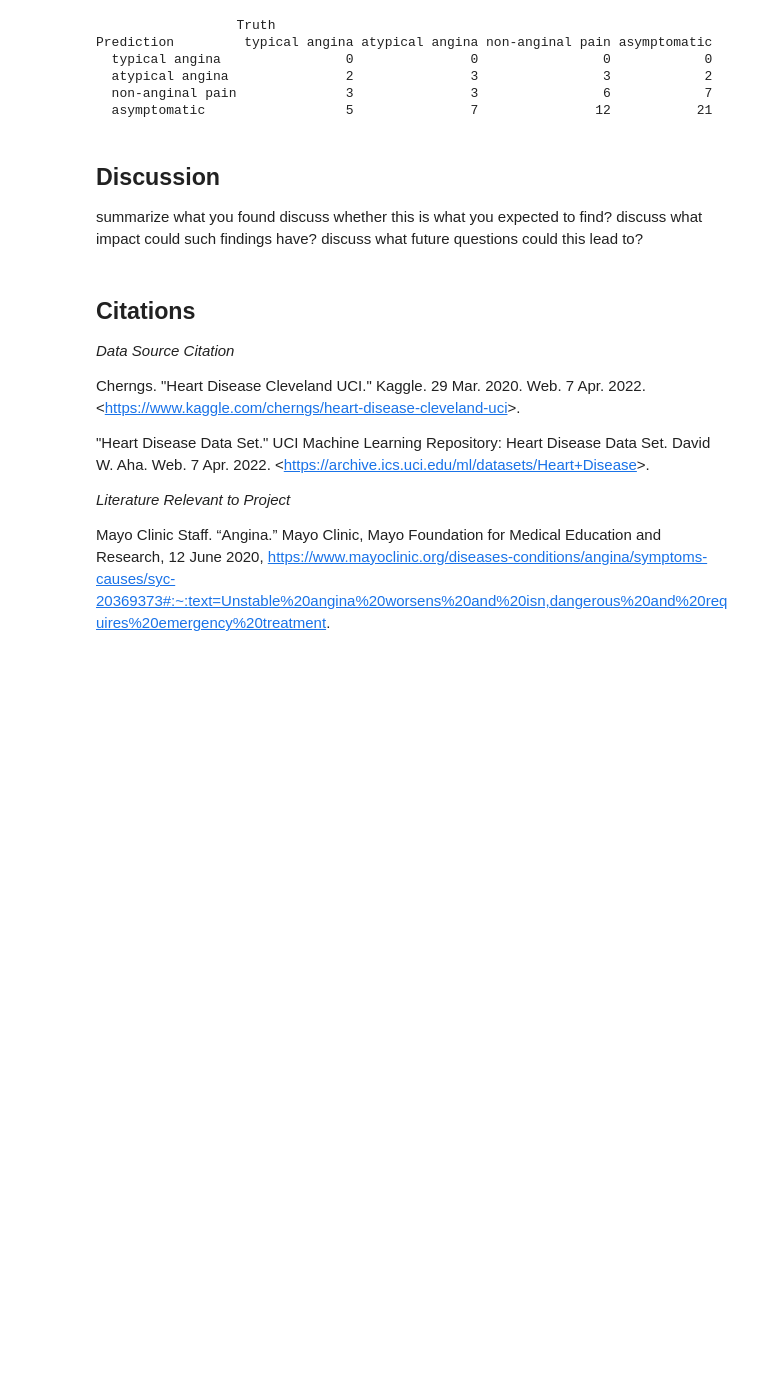
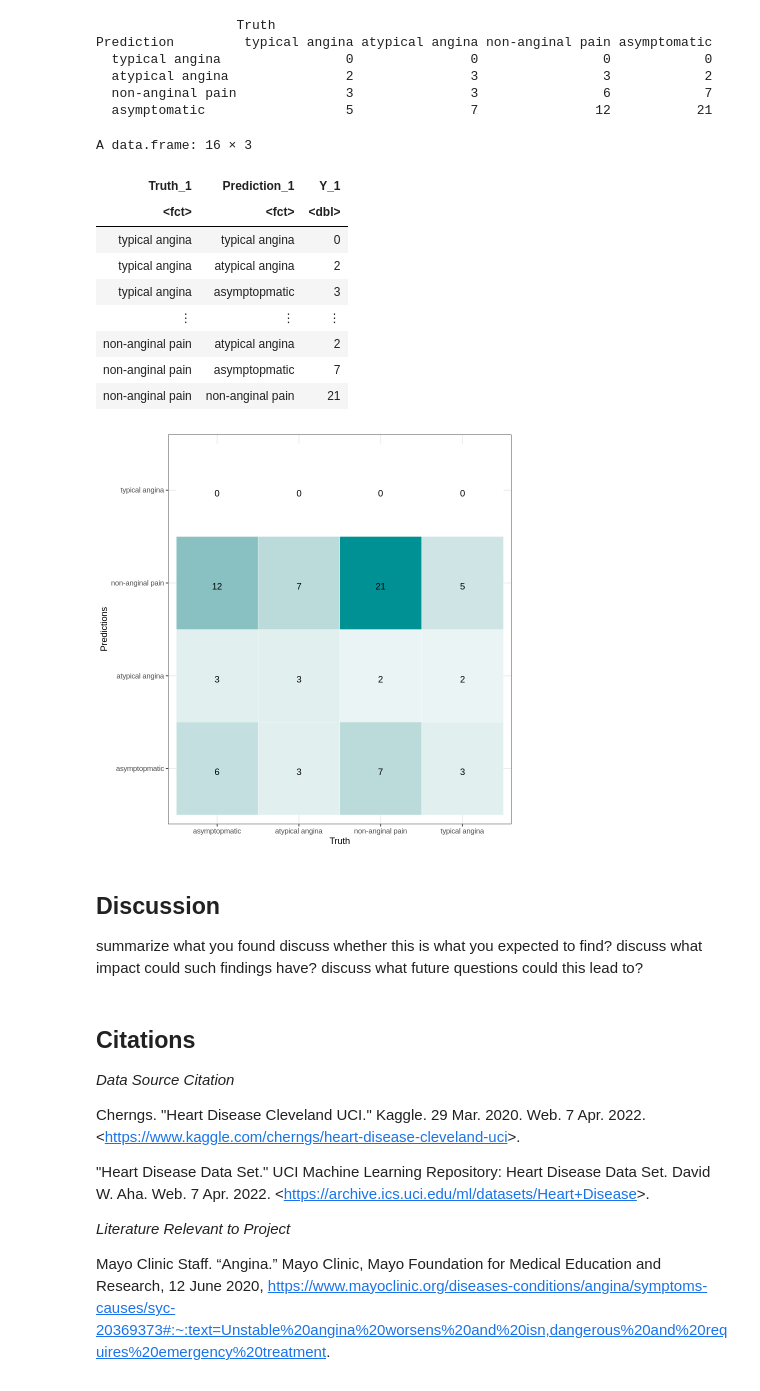
Before and after one commit to ssyl29/group_project, a Jupyter notebook: redemption.ipynb, the cells around one changed output. Cells and saved outputs as stored; diff of their text form; code cells hidden in the pictures; blank space fills up the shorter version.

```diff
--- a/redemption.ipynb
+++ b/redemption.ipynb
@@ -306,6 +307,46 @@ Prediction         typical angina atypical angina non-anginal pain asymptomatic
   atypical angina               2               3                3            2
   non-anginal pain              3               3                6            7
   asymptomatic                  5               7               12           21
+# %%
+set.seed(2000)
+
+
+Truth_1 <- factor(c("typical angina", "typical angina", "typical angina", "typical angina",
+                  "atypical angina",  "atypical angina", "atypical angina", "atypical angina",
+                  "asymptopmatic", "asymptopmatic", "asymptopmatic", "asymptopmatic",
+                  "non-anginal pain","non-anginal pain","non-anginal pain","non-anginal pain"))
+
+Prediction_1 <- factor(c("typical angina", "atypical angina", "asymptopmatic", "non-anginal pain",
+                       "typical angina", "atypical angina", "asymptopmatic", "non-anginal pain",
+                       "typical angina", "atypical angina", "asymptopmatic", "non-anginal pain",
+                       "typical angina", "atypical angina", "asymptopmatic", "non-anginal pain"))
+Y_1 <- c(0, 2, 3, 5,
+        0, 3, 3, 7,
+        0, 3, 6, 12,
+        0, 2, 7, 21)
+
+df_1 <- data.frame(Truth_1, Prediction_1, Y_1)
+
+df_1
+
+ggplot(data = df_1, mapping = aes(x = Truth_1, y = Prediction_1)) +
+  geom_tile(aes(fill = Y_1), colour = "white") +
+  geom_text(aes(label = sprintf("%1.0f", Y_1)), vjust = 1) +
+  scale_fill_gradient(low = "white", high = "#009194") +
+  theme_bw() + theme(legend.position = "none")+
+  labs(x = "Truth", y = "Predictions")
+# %% [output]
+A data.frame: 16 × 3
+| Truth_1 | Prediction_1 | Y_1 |
+| <fct> | <fct> | <dbl> |
+| typical angina | typical angina | 0 |
+| typical angina | atypical angina | 2 |
+| typical angina | asymptopmatic | 3 |
+| ⋮ | ⋮ | ⋮ |
+| non-anginal pain | atypical angina | 2 |
+| non-anginal pain | asymptopmatic | 7 |
+| non-anginal pain | non-anginal pain | 21 |
+[figure, added]
 # %% [markdown]
 ## Discussion
 summarize what you found
```
Also changed, not shown: parts of 1 cell of this notebook.
